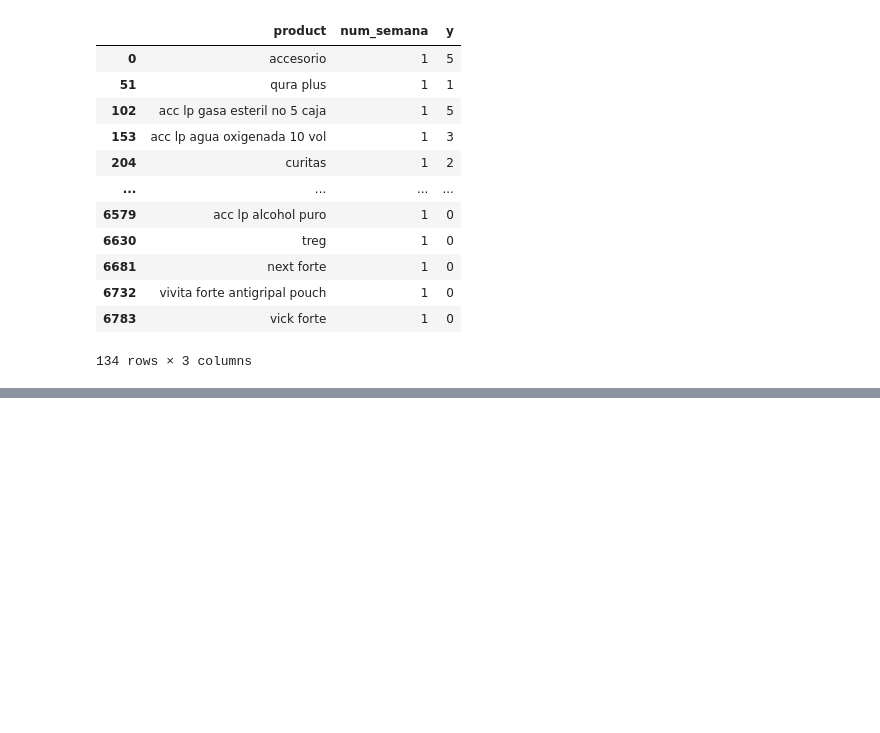
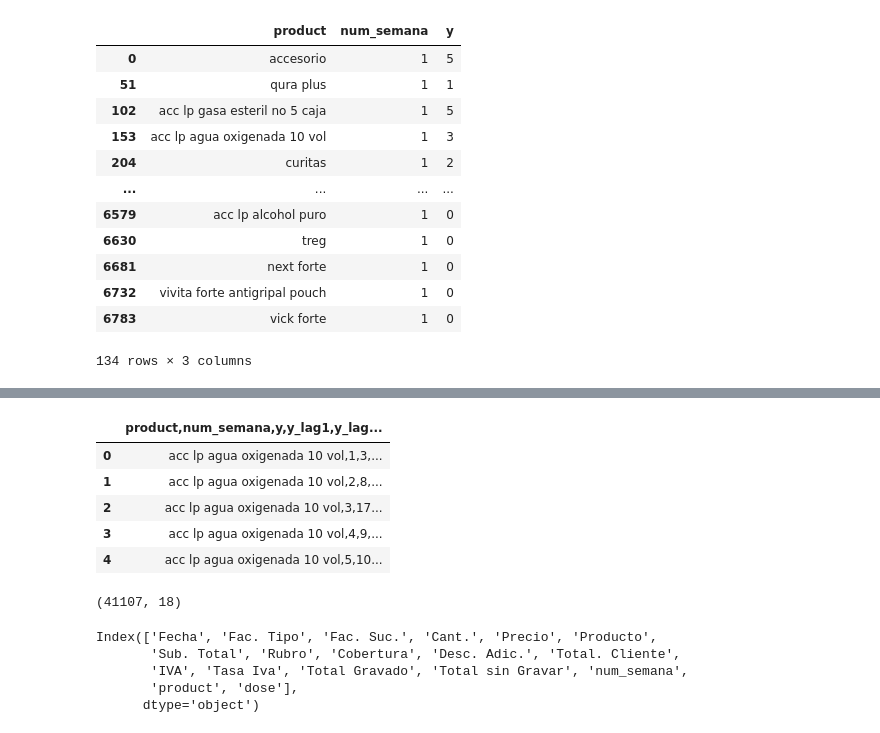
Before and after one commit to 4GeeksAcademy/sp-ml-20-final-project-g2, a Jupyter notebook: src/eda-anthonny(1).ipynb, the cells around one changed output, grey strips where cells are left out. Cells and saved outputs as stored; diff of their text form; code cells hidden in the pictures; blank space fills up the shorter version.

```diff
--- a/src/eda-anthonny(1).ipynb
+++ b/src/eda-anthonny(1).ipynb
@@ -1098,3 +1098,25 @@ base.loc[base["product"] == "acc lp agua oxigenada 10 vol"].head(10)
 | 9 | acc lp agua oxigenada 10 vol | 10 | 9 | 9 | 10 | 5 | 7 | 10 | 9 | 17 | 8 |
 # %%
 base.to_csv("../data/processed/df", index=False)
+# %%
+dfbase = pd.read_csv("/workspaces/sp-ml-20-final-project-g2/data/processed/df", sep=";", encoding="latin1")
+dfbase.head(5)
+# %% [output]
+|  | product,num_semana,y,y_lag1,y_lag... |
+| 0 | acc lp agua oxigenada 10 vol,1,3,... |
+| 1 | acc lp agua oxigenada 10 vol,2,8,... |
+| 2 | acc lp agua oxigenada 10 vol,3,17... |
+| 3 | acc lp agua oxigenada 10 vol,4,9,... |
+| 4 | acc lp agua oxigenada 10 vol,5,10... |
+# %%
+df.shape
+# %% [output]
+(41107, 18)
+# %%
+df.columns
+# %% [output]
+Index(['Fecha', 'Fac. Tipo', 'Fac. Suc.', 'Cant.', 'Precio', 'Producto',
+       'Sub. Total', 'Rubro', 'Cobertura', 'Desc. Adic.', 'Total. Cliente',
+       'IVA', 'Tasa Iva', 'Total Gravado', 'Total sin Gravar', 'num_semana',
+       'product', 'dose'],
+      dtype='object')
```
Also changed, not shown: parts of 3 cells of this notebook, 4 other files.
